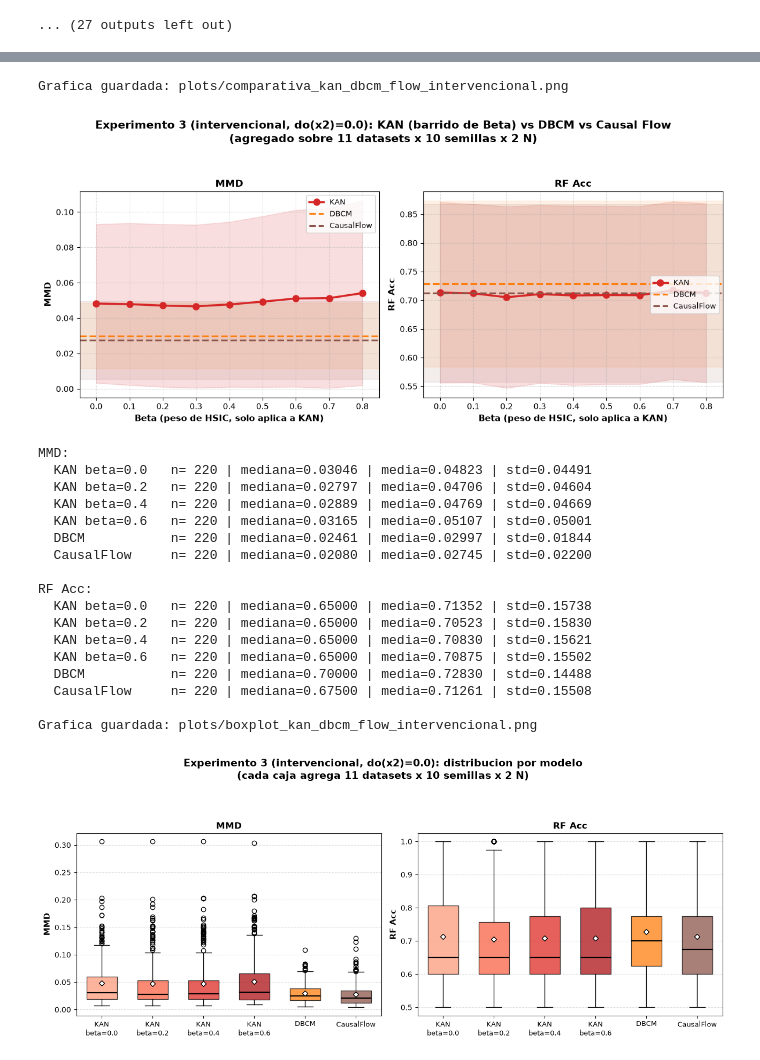
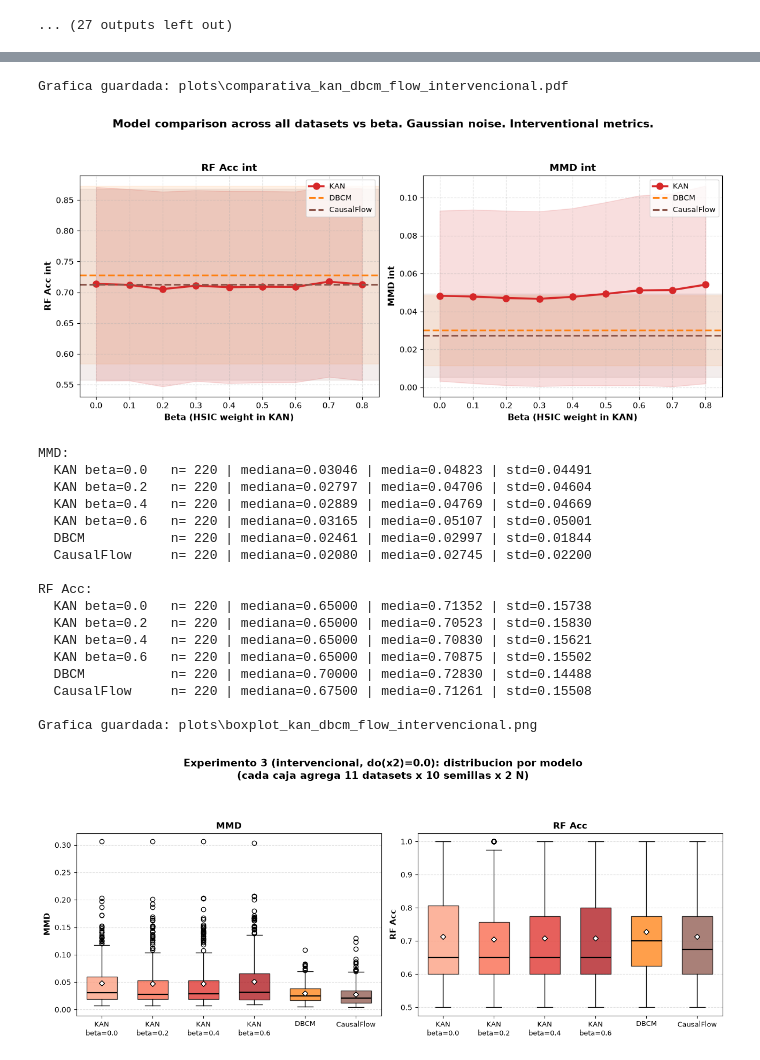
Before and after one commit to Claudia-Rodriguez2002/kacgm_hsic, a Jupyter notebook: notebooks/Experimento3 datasets/Intervencional/Datasets_Sinteticos_Intervencional.ipynb, the cells around one changed output, grey strips where cells are left out. Drawn from its saved outputs; the diff is of its cells as text; code cells hidden in the pictures.

Commit message:
Exp2: plots vs beta de metricas RF y MMD para obs e int. Ruido gausiano y gamma

```diff
--- a/notebooks/Experimento3 datasets/Intervencional/Datasets_Sinteticos_Intervencional.ipynb
+++ b/notebooks/Experimento3 datasets/Intervencional/Datasets_Sinteticos_Intervencional.ipynb
@@ -934,49 +951,49 @@ Tabla resumen DBCM/Flow guardada en: tablas/resumen_dbcm_flow_intervencional.csv
 # como una linea horizontal de referencia (con banda +/- std) a lo largo del mismo eje X,
 # agregando tambien sus 220 runs.
 fig, axes = plt.subplots(1, 2, figsize=(12, 5.5))
-fig.suptitle(f'Experimento 3 (intervencional, do({NODO_INTERVENIDO})={VALOR_DO}): KAN (barrido de Beta) vs DBCM vs Causal Flow\n'
-             f'(agregado sobre {len(datasets_evaluados)} datasets x {len(semillas_experimento)} semillas x {len(valores_N_experimento)} N)',
+fig.suptitle('Model comparison across all datasets vs beta. Gaussian noise. Interventional metrics.',
              fontsize=14, fontweight='bold')
 
-metricas_comunes = ['MMD', 'RF Acc']  # Comparables entre los 3 modelos
+metricas_comunes = ['RF Acc', 'MMD']  # Comparables entre los 3 modelos (RF Acc primero, izquierda)
+etiquetas_metrica = {'MMD': 'MMD int', 'RF Acc': 'RF Acc int'}
 x_beta = np.array(valores_beta_candidatos)
 x_min, x_max = x_beta.min() - 0.05, x_beta.max() + 0.05
 colores_modelo = {'KAN': 'tab:red', 'DBCM': 'tab:orange', 'CausalFlow': 'tab:brown'}
 
 for ax, metrica in zip(axes, metricas_comunes):
     # KAN: media +/- std por beta (agrega N, datasets y semillas)
     y_mean_kan = df_final.groupby('Beta')[metrica].mean().reindex(valores_beta_candidatos).values
     y_std_kan = df_final.groupby('Beta')[metrica].std().reindex(valores_beta_candidatos).values
     ax.plot(x_beta, y_mean_kan, marker='o', linewidth=2.5, markersize=8, color=colores_modelo['KAN'], label='KAN')
     ax.fill_between(x_beta, y_mean_kan - y_std_kan, y_mean_kan + y_std_kan, alpha=0.15, color=colores_modelo['KAN'])
 
     # DBCM y Flow: sin beta -> linea horizontal de referencia con banda +/- std
     for df_baseline, nombre in [(df_dbcm, 'DBCM'), (df_flow, 'CausalFlow')]:
         y_mean = df_baseline[metrica].mean()
         y_std = df_baseline[metrica].std()
         color = colores_modelo[nombre]
         ax.hlines(y_mean, x_min, x_max, linestyles='--', linewidth=2.2, color=color, label=nombre)
         ax.fill_between([x_min, x_max], [y_mean - y_std] * 2, [y_mean + y_std] * 2, alpha=0.1, color=color)
 
-    ax.set_xlabel('Beta (peso de HSIC, solo aplica a KAN)', fontsize=11, fontweight='bold')
-    ax.set_ylabel(metrica, fontsize=11, fontweight='bold')
-    ax.set_title(f'{metrica}', fontsize=12, fontweight='bold')
+    ax.set_xlabel('Beta (HSIC weight in KAN)', fontsize=11, fontweight='bold')
+    ax.set_ylabel(etiquetas_metrica[metrica], fontsize=11, fontweight='bold')
+    ax.set_title(etiquetas_metrica[metrica], fontsize=12, fontweight='bold')
     ax.set_xticks(valores_beta_candidatos)
     ax.set_xlim(x_min, x_max)
     ax.grid(True, linestyle='--', alpha=0.4)
-    ax.legend(loc='best', fontsize=9)
+    ax.legend(loc='upper right', fontsize=9)
 
 plt.tight_layout(rect=[0, 0, 1, 0.93])
 
 if not os.path.exists('plots'):
     os.makedirs('plots')
-ruta_plot_comp = os.path.join('plots', 'comparativa_kan_dbcm_flow_intervencional.png')
+ruta_plot_comp = os.path.join('plots', 'comparativa_kan_dbcm_flow_intervencional.pdf')
 plt.savefig(ruta_plot_comp, dpi=300, bbox_inches='tight')
 print(f"Grafica guardada: {ruta_plot_comp}")
 plt.show()
 # %% [output]
-Grafica guardada: plots/comparativa_kan_dbcm_flow_intervencional.png
+Grafica guardada: plots\comparativa_kan_dbcm_flow_intervencional.pdf
-[figure, old version]
+[figure, new version]
 # %%
 # PASO 14: la misma informacion del PASO 13, pero como boxplot (distribucion completa, no solo media +/- std).
 # Dos paneles (MMD y RF Acc) con una caja por modelo: KAN con beta = 0.0, 0.2, 0.4 y 0.6 (cada caja agrega
@@ -1042,5 +1059,5 @@ RF Acc:
   DBCM           n= 220 | mediana=0.70000 | media=0.72830 | std=0.14488
   CausalFlow     n= 220 | mediana=0.67500 | media=0.71261 | std=0.15508
 
-Grafica guardada: plots/boxplot_kan_dbcm_flow_intervencional.png
+Grafica guardada: plots\boxplot_kan_dbcm_flow_intervencional.png
 [figure]
```
Also changed, not shown: parts of 7 cells of this notebook, 6 other files.
